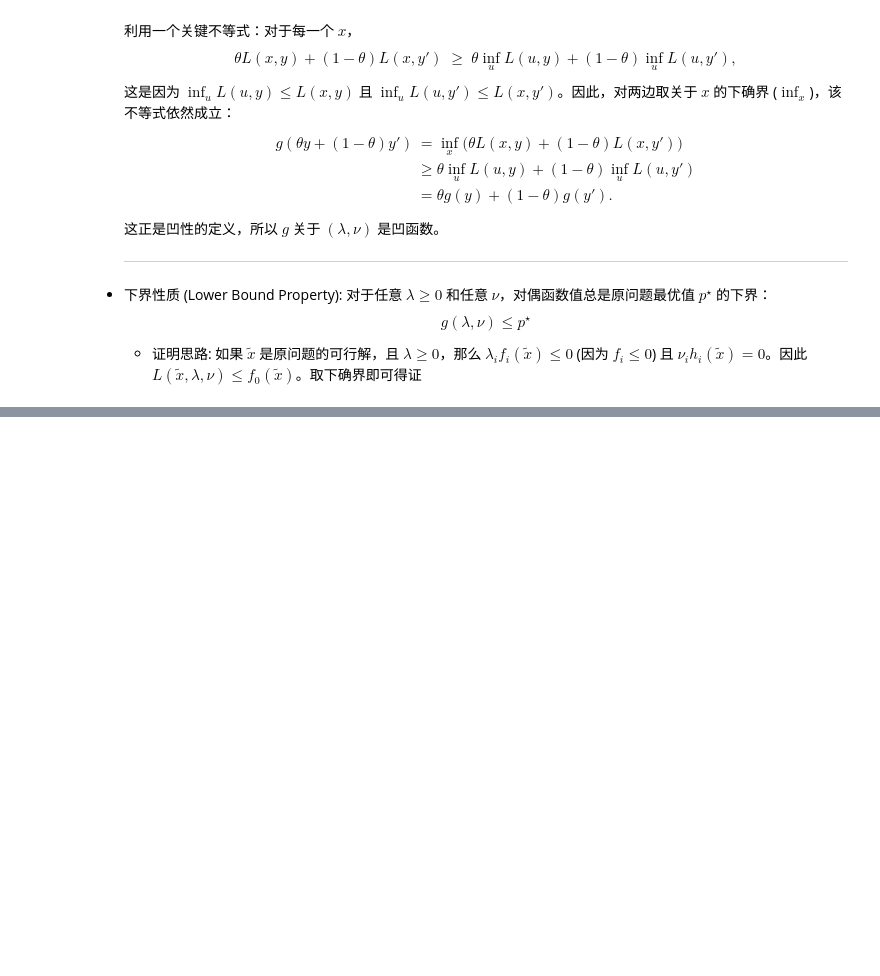
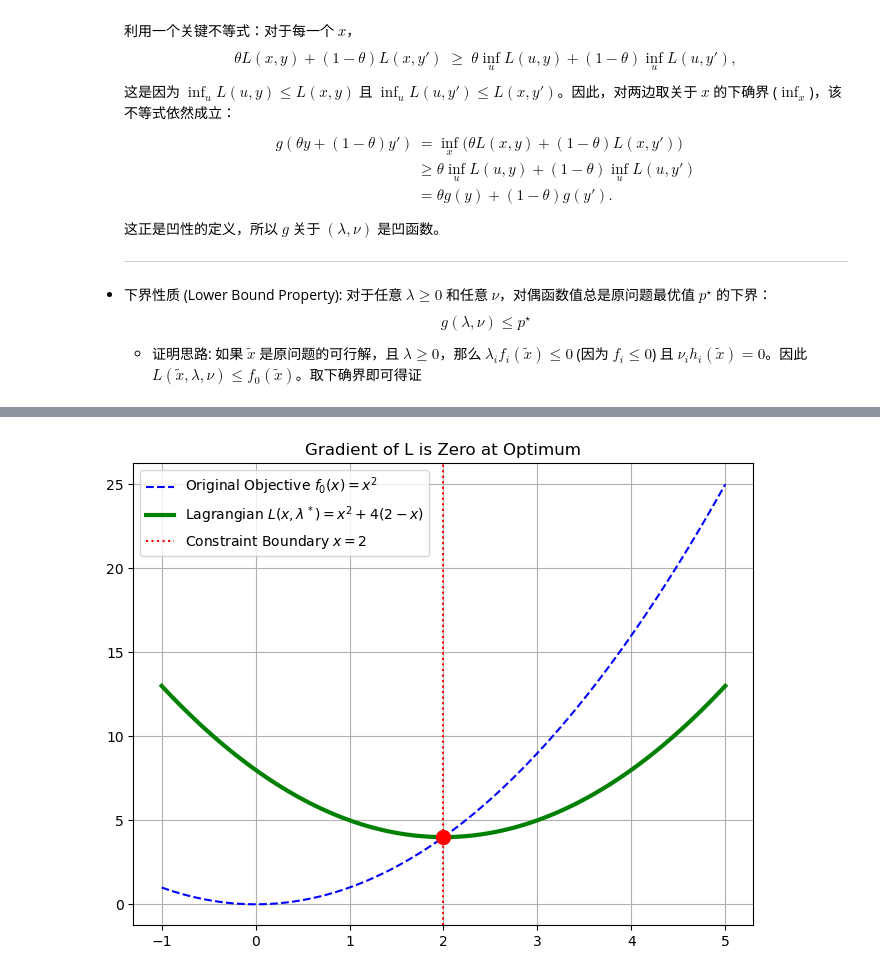
Before and after one commit to mengxinzhao/ml_learning_note, a Jupyter notebook: math/convex_optimization/lecture_7_8.ipynb, the cells around one changed output, grey strips where cells are left out. Cells and saved outputs as stored; diff of their text form; code cells hidden in the pictures; blank space fills up the shorter version.

```diff
--- a/math/convex_optimization/lecture_7_8.ipynb
+++ b/math/convex_optimization/lecture_7_8.ipynb
@@ -571,5 +613,41 @@ $$\nabla f_0(x) + \sum \lambda_i \nabla f_i(x) + \sum \nu_i \nabla h_i(x) = 0.$$
 
 **重要结论**
 对于任何强对偶成立的优化问题，KKT 条件是局部最优解的必要条件。对于凸优化问题，KKT 条件是全局最优解的充要条件（只要满足 Slater 条件）。这使得我们可以通过求解 KKT 方程组来直接寻找最优解（例如注水算法 Water-filling）。
+# %%
+import numpy as np
+import matplotlib.pyplot as plt
+
+# 1. Define the primal problem
+# Objective: minimize x^2 (minimum at 0)
+# Constraint: x >= 2 (i.e., 2 - x <= 0)
+x = np.linspace(-1, 5, 100)
+f0 = x**2            # objective function
+f1 = 2 - x           # constraint function (<= 0)
+
+# 2. Optimal solution
+# Clearly x* = 2.
+# From KKT, solve for lambda*:
+# Derivative 2x - lambda = 0 -> 4 - lambda = 0 -> lambda = 4
+lambda_star = 4
+
+# 3. Construct the Lagrangian
+L = f0 + lambda_star * f1  # L = x^2 + 4(2-x)
+
+# 4. Plot
+plt.figure(figsize=(8, 6))
+plt.plot(x, f0, 'b--', label='Original Objective $f_0(x) = x^2$')
+plt.plot(x, L, 'g-', linewidth=3, label='Lagrangian $L(x, \lambda^*) = x^2 + 4(2-x)$')
+
+# Mark the optimum
+plt.axvline(x=2, color='r', linestyle=':', label='Constraint Boundary $x=2$')
+plt.scatter([2], [4], color='red', s=100, zorder=5)
+
+# Title and axes
+plt.title("Gradient of L is Zero at Optimum")
+plt.legend()
+plt.grid(True)
+plt.show()
+# %% [output]
+[figure, added]
 # %% [markdown]
 ## 5.6 扰动与灵敏度分析 (Perturbation and Sensitivity Analysis)
```
Also changed, not shown: parts of 4 cells of this notebook.
